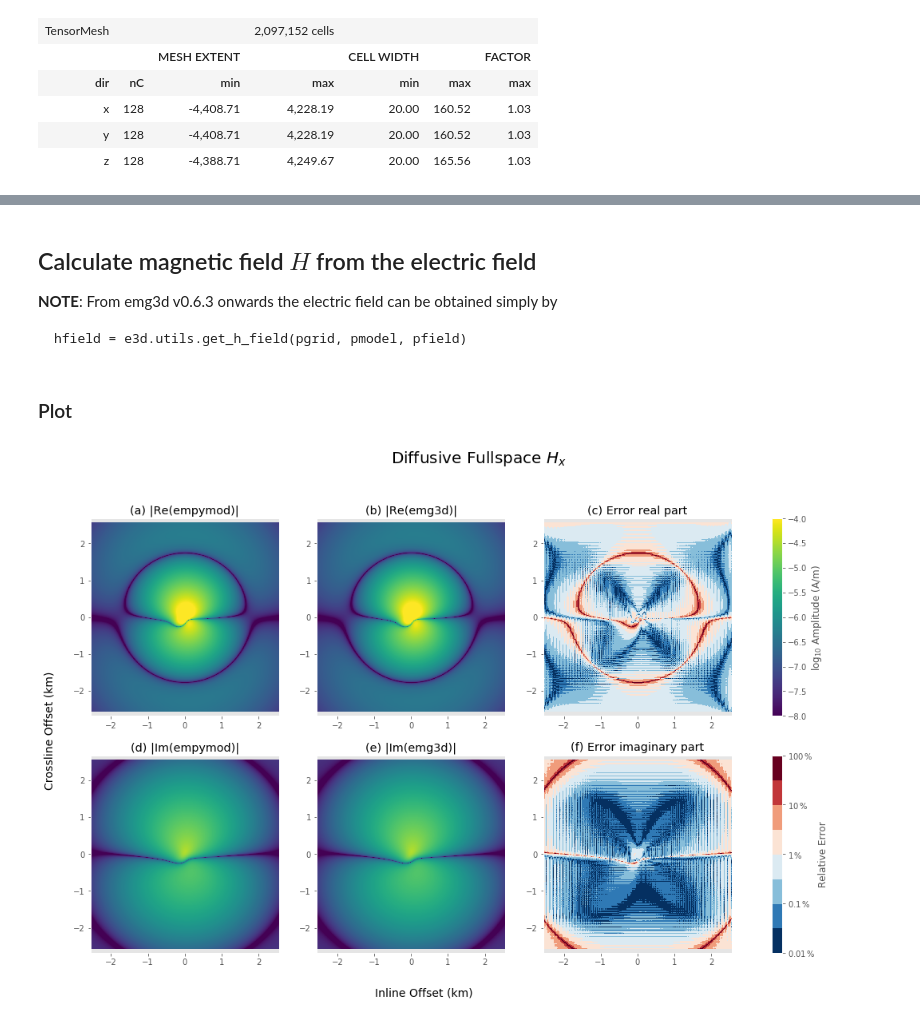
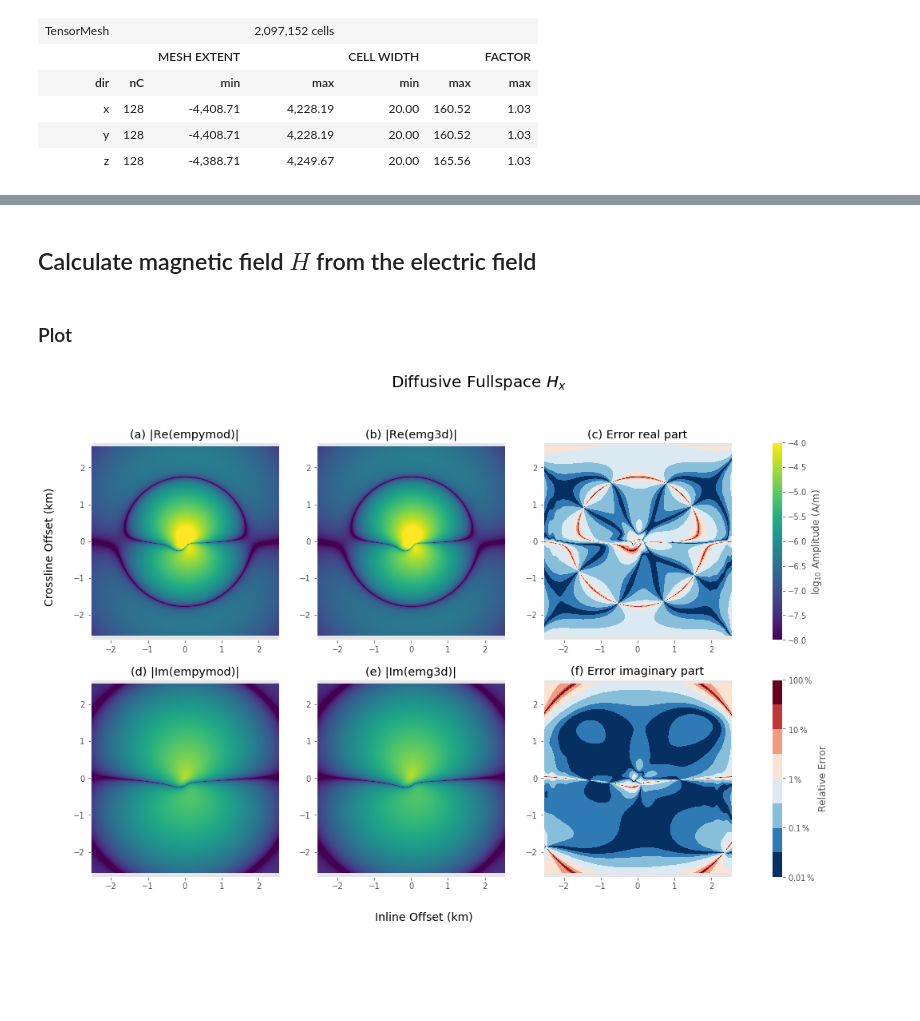
Before and after one commit to emsig/emg3d-examples, a Jupyter notebook: 5a_Obtaining_the_magnetic_field.ipynb, the cells around one changed output, grey strips where cells are left out. Saved outputs shown, nothing was run; the diff lists cells and outputs as text; code cells hidden in the pictures; blank space fills up the shorter version.

````diff
--- a/5a_Obtaining_the_magnetic_field.ipynb
+++ b/5a_Obtaining_the_magnetic_field.ipynb
@@ -155,9 +154,9 @@ model = {  # empymod has positive z-down, so switch source-z
     'htarg': {'pts_per_dec': -1},
 }
 # %%
-epm_fs_hx = epm.bipole(rec=[rx.ravel(), ry.ravel(), -zrec, 0, 0], mrec=True, verb=3, **model).reshape(np.shape(rx))
-epm_fs_hy = epm.bipole(rec=[rx.ravel(), ry.ravel(), -zrec, 90, 0], mrec=True, verb=1, **model).reshape(np.shape(rx))
-epm_fs_hz = epm.bipole(rec=[rx.ravel(), ry.ravel(), -zrec, 0, -90], mrec=True, verb=1, **model).reshape(np.shape(rx))
+epm_fs_hx = empymod.bipole(rec=[rx.ravel(), ry.ravel(), -zrec, 0, 0], mrec=True, verb=3, **model).reshape(np.shape(rx))
+epm_fs_hy = empymod.bipole(rec=[rx.ravel(), ry.ravel(), -zrec, 90, 0], mrec=True, verb=1, **model).reshape(np.shape(rx))
+epm_fs_hz = empymod.bipole(rec=[rx.ravel(), ry.ravel(), -zrec, 0, -90], mrec=True, verb=1, **model).reshape(np.shape(rx))
 # %% [output]
 :: empymod START  ::
 
@@ -180,14 +179,14 @@ epm_fs_hz = epm.bipole(rec=[rx.ravel(), ry.ravel(), -zrec, 0, -90], mrec=True, v
 ### `emg3d`
 # %%
 # Get calculation domain as a function of frequency (resp., skin depth)
-hx_min, xdomain = e3d.utils.get_domain(x0=src[0], freq=0.1, min_width=20)
-hz_min, zdomain = e3d.utils.get_domain(x0=src[2], freq=0.1, min_width=20)
+hx_min, xdomain = emg3d.utils.get_domain(x0=src[0], freq=0.1, min_width=20)
+hz_min, zdomain = emg3d.utils.get_domain(x0=src[2], freq=0.1, min_width=20)
 
 # Create stretched grid
 nx = 2**7
-hx = e3d.utils.get_stretched_h(hx_min, xdomain, nx, src_c[0])
-hy = e3d.utils.get_stretched_h(hx_min, xdomain, nx, src_c[1])
-hz = e3d.utils.get_stretched_h(hz_min, zdomain, nx, src_c[2])
+hx = emg3d.utils.get_stretched_h(hx_min, xdomain, nx, src_c[0])
+hy = emg3d.utils.get_stretched_h(hx_min, xdomain, nx, src_c[1])
+hz = emg3d.utils.get_stretched_h(hz_min, zdomain, nx, src_c[2])
 pgrid = discretize.TensorMesh([hx, hy, hz], x0=(xdomain[0], xdomain[0], zdomain[0]))
 pgrid
 # %% [output]
@@ -199,11 +198,11 @@ pgrid
 | z | 128 | -4,388.71 | 4,249.67 | 20.00 | 165.56 | 1.03 |
 # %%
 # Get the model
-pmodel = e3d.utils.Model(pgrid, res_x=resh, res_z=resv, freq=freq)
+pmodel = emg3d.utils.Model(pgrid, res_x=resh, res_z=resv, freq=freq)
 
 # Get the source field
-sfield = e3d.utils.get_source_field(pgrid, src, freq, strength)
+sfield = emg3d.utils.get_source_field(pgrid, src, freq, strength)
 
 # Calculate the electric field
-pfield = e3d.solver.solver(pgrid, pmodel, sfield, verb=3)
+pfield = emg3d.solver.solver(pgrid, pmodel, sfield, verb=3)
 # %% [output]
@@ -227,7 +226,2 @@ pfield = e3d.solver.solver(pgrid, pmodel, sfield, verb=3)
 # %% [markdown]
 ## Calculate magnetic field $H$ from the electric field
-
-**NOTE**: From emg3d v0.6.3 onwards the electric field can be obtained simply by
-```
-hfield = e3d.utils.get_h_field(pgrid, pmodel, pfield)
-```
@@ -256,9 +228,10 @@ e3d_hz = (np.diff(pfield.fy, 1, 0)/HX - np.diff(pfield.fx, 1, 1)/HY)/iomegamu
+# %%
+hfield = emg3d.utils.get_h_field(pgrid, pmodel, pfield)
 # %% [markdown]
 ### Plot
 # %%
-e3d_fs_hx = sint.interpn((pgrid.vectorNx, pgrid.vectorCCy, pgrid.vectorCCz), e3d_hx, (rx, ry, zrec))
-# e3d_fs_hx = e3d.utils.get_receiver(pgrid, hfield.fx, (rx, ry, zrec))  # From emg3d v0.6.3 onwards.
+e3d_fs_hx = emg3d.utils.get_receiver(pgrid, hfield.fx, (rx, ry, zrec))
 plot_result_rel(epm_fs_hx, e3d_fs_hx, x, r'Diffusive Fullspace $H_x$', vmin=-8, vmax=-4, mode='abs')
 # %% [output]
-[figure, old version]
+[figure, new version]
 # %%
````
Also changed, not shown: parts of 9 cells of this notebook, 8 other files.
